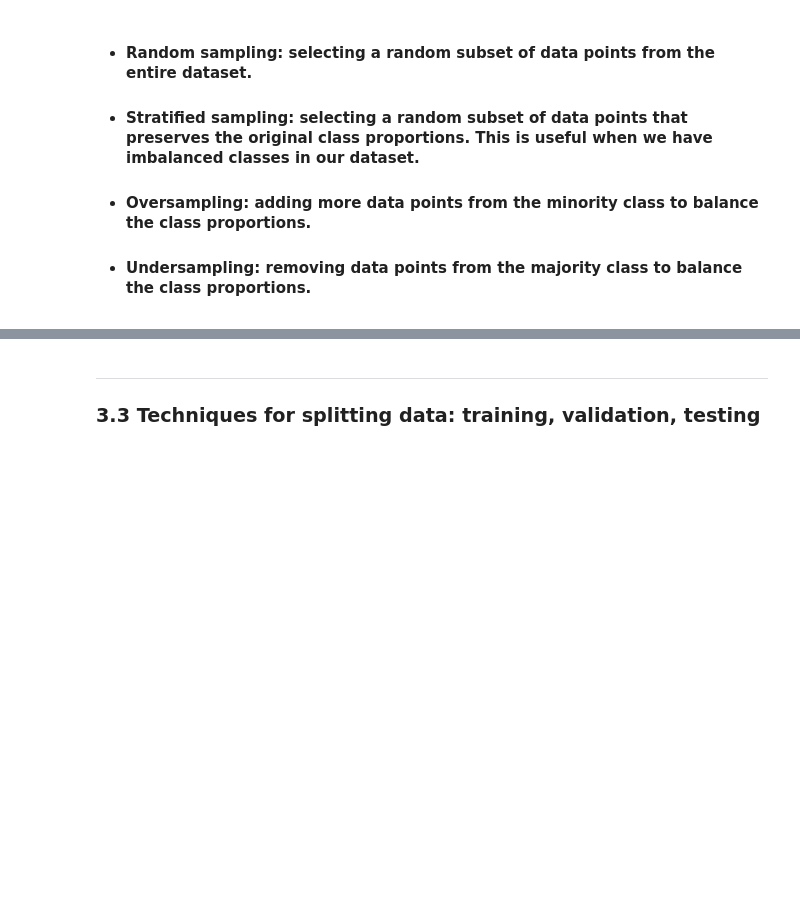
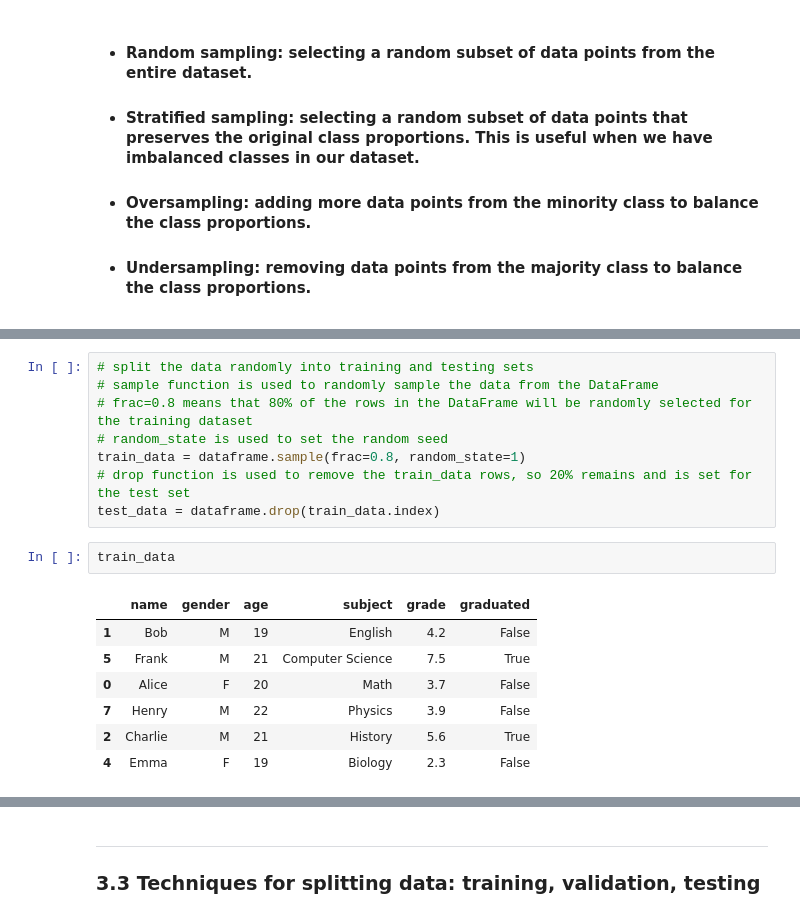
Before and after one commit to ArcaneIrvine/ACM_Machine_Learning, a Jupyter notebook: Lessons/lesson_2.ipynb, the cells around one changed output, grey strips where cells are left out. Drawn from its saved outputs; the diff is of its cells as text; blank space fills up the shorter version.

```diff
--- a/Lessons/lesson_2.ipynb
+++ b/Lessons/lesson_2.ipynb
@@ -290,0 +319,18 @@ array([[0.  , 0.  ],
+# %%
+# split the data randomly into training and testing sets
+# sample function is used to randomly sample the data from the DataFrame
+# frac=0.8 means that 80% of the rows in the DataFrame will be randomly selected for the training dataset
+# random_state is used to set the random seed
+train_data = dataframe.sample(frac=0.8, random_state=1)
+# drop function is used to remove the train_data rows, so 20% remains and is set for the test set
+test_data = dataframe.drop(train_data.index)
+# %%
+train_data
+# %% [output]
+|  | name | gender | age | subject | grade | graduated |
+| 1 | Bob | M | 19 | English | 4.2 | False |
+| 5 | Frank | M | 21 | Computer Science | 7.5 | True |
+| 0 | Alice | F | 20 | Math | 3.7 | False |
+| 7 | Henry | M | 22 | Physics | 3.9 | False |
+| 2 | Charlie | M | 21 | History | 5.6 | True |
+| 4 | Emma | F | 19 | Biology | 2.3 | False |
```
Also changed, not shown: parts of 2 cells of this notebook.
